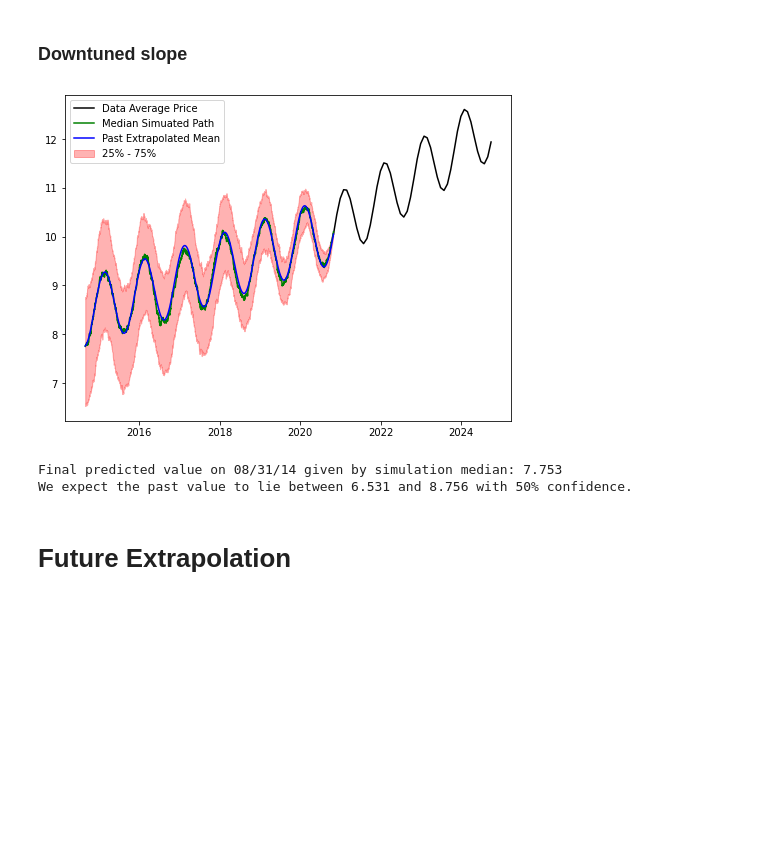
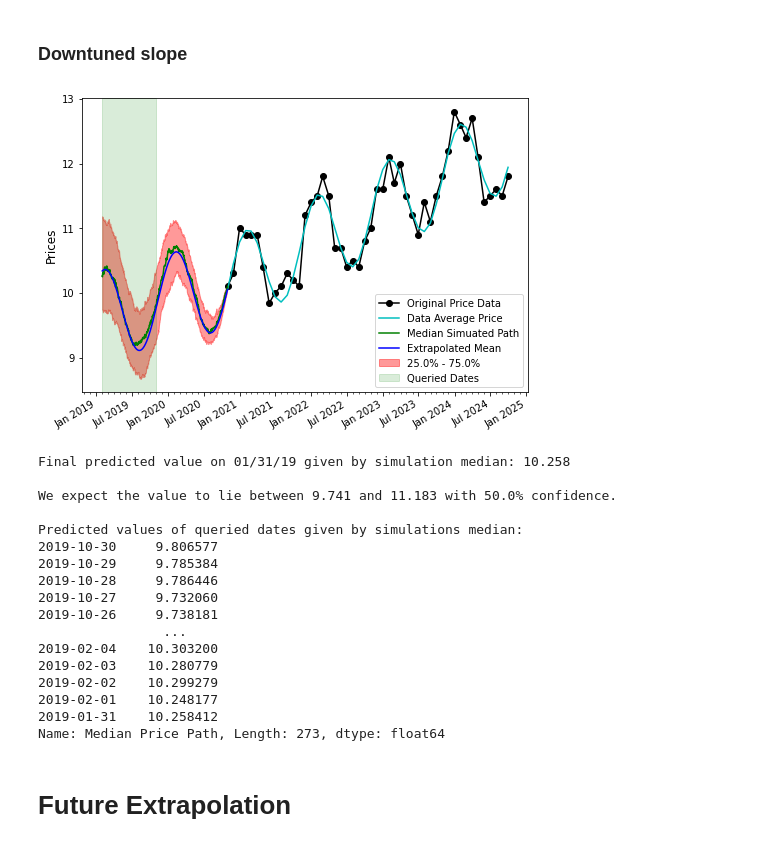
Before and after one commit to tdore738/Chase_QR_Simulator, a Jupyter notebook: task_one.ipynb, the cells around one changed output. Drawn from its saved outputs; the diff is of its cells as text; code cells hidden in the pictures; blank space fills up the shorter version.

```diff
--- a/task_one.ipynb
+++ b/task_one.ipynb
@@ -10,4 +11,10 @@ import seaborn as sns
 from scipy.optimize import curve_fit as cf
 
 import pmdarima as pmd
+# %%
+def X_date_format(fig,ax):
+    ax.xaxis.set_major_locator(mdates.MonthLocator(interval=6)) # Ticks every 6 months
+    ax.xaxis.set_major_formatter(mdates.DateFormatter('%b %Y'))
+    ax.xaxis.set_minor_locator(mdates.MonthLocator()) # Minor ticks every month
+    fig.autofmt_xdate()
 # %% [markdown]
@@ -238,7 +276,11 @@ def Simulate_Past(dates_list, n_paths=100,DOWNTUNE_SLOPE=1.0):
     Function that takes in a list of dates in the past (relative to the original data) and
     returns n_paths simulations which can be used to estimate statistics.
     dates_list should be a pandas Series.
+    DOWNTUNE_SLOPE must be > 0 and <= 1
     """
+    if DOWNTUNE_SLOPE > 1 or DOWNTUNE_SLOPE < 0:
+        print("DOWNTUNE_SLOPE must be between 0 and 1.")
+        return
     delta_days = (dates_list.sort_values(ascending=False) - data.index[0]).dt.days
 
     Last_Day = delta_days.iat[-1]
@@ -276,26 +318,3 @@ def Simulate_Past(dates_list, n_paths=100,DOWNTUNE_SLOPE=1.0):
     paths = pd.DataFrame(paths.transpose(), index=new_date_index)
 
     return paths,MofT
-
-def Estimate_Statistics(paths,past_MofT,print_all_values=False):
-    """
-    Function which takes in a pandas DataFrame of simulated paths and produces statistics and plots
-    relevant for estimations (future or past)
-    """
-    Q25 = paths.quantile(q=0.25,axis=1)
-    Q75 = paths.quantile(q=0.75,axis=1)
-    median = paths.quantile(q=0.5,axis=1)
-
-    fig, ax = plt.subplots(figsize=(8,6))
-    ax.plot(data.index,MofT,color='k',label="Data Average Price")
-    ax.plot(paths.index,median,color='green',label='Median Simuated Path')
-    ax.plot(paths.index,past_MofT,color='blue',label="Past Extrapolated Mean")
-    ax.fill_between(paths.index,Q25,Q75,color='red',alpha=0.3,label='25% - 75%');
-    ax.legend()
-    plt.show()
-
-    print("Final predicted value on {} given by simulation median: {:.3f}".format(paths.index[-1].strftime('%m/%d/%y'),median.iat[-1]))
-    print("We expect the past value to lie between {:.3f} and {:.3f} with 50% confidence.".format(Q25.iat[-1],Q75.iat[-1]))
-    if print_all_values:
-        print("All predicted values given by simulations median:")
-        print(median)
@@ -308,0 +321,7 @@ We expect the past value to lie between 4.974 and 7.278 with 50% confidence.
+# %%
+date1 = "10/30/19"
+date2 = "1/31/19"
+test_past = date_list(date1,date2)
+
+paths, past_MofT = Simulate_Past(test_past)
+Display_Statistics(paths, past_MofT, (test_past.iat[-1],test_past.iat[0]), print_all_values=True);
@@ -311,11 +349,26 @@ One might expect that the data is given during a particuarly inflationary time (
 # %% [markdown]
 ### Downtuned slope
 # %%
-paths, past_MofT = Simulate_Past(test,DOWNTUNE_SLOPE=0.5)
-Estimate_Statistics(paths, past_MofT)
+paths, past_MofT = Simulate_Past(test_past,DOWNTUNE_SLOPE=0.5)
+Display_Statistics(paths, past_MofT, (test_past.iat[-1],test_past.iat[0]), print_all_values=True);
 # %% [output]
-[figure, old version]
+[figure, new version]
-Final predicted value on 08/31/14 given by simulation median: 7.753
-We expect the past value to lie between 6.531 and 8.756 with 50% confidence.
+Final predicted value on 01/31/19 given by simulation median: 10.258
+
+We expect the value to lie between 9.741 and 11.183 with 50.0% confidence.
+
+Predicted values of queried dates given by simulations median:
+2019-10-30     9.806577
+2019-10-29     9.785384
+2019-10-28     9.786446
+2019-10-27     9.732060
+2019-10-26     9.738181
+                ...
+2019-02-04    10.303200
+2019-02-03    10.280779
+2019-02-02    10.299279
+2019-02-01    10.248177
+2019-01-31    10.258412
+Name: Median Price Path, Length: 273, dtype: float64
 # %% [markdown]
 # Future Extrapolation
```
Also changed, not shown: parts of 19 cells of this notebook.
